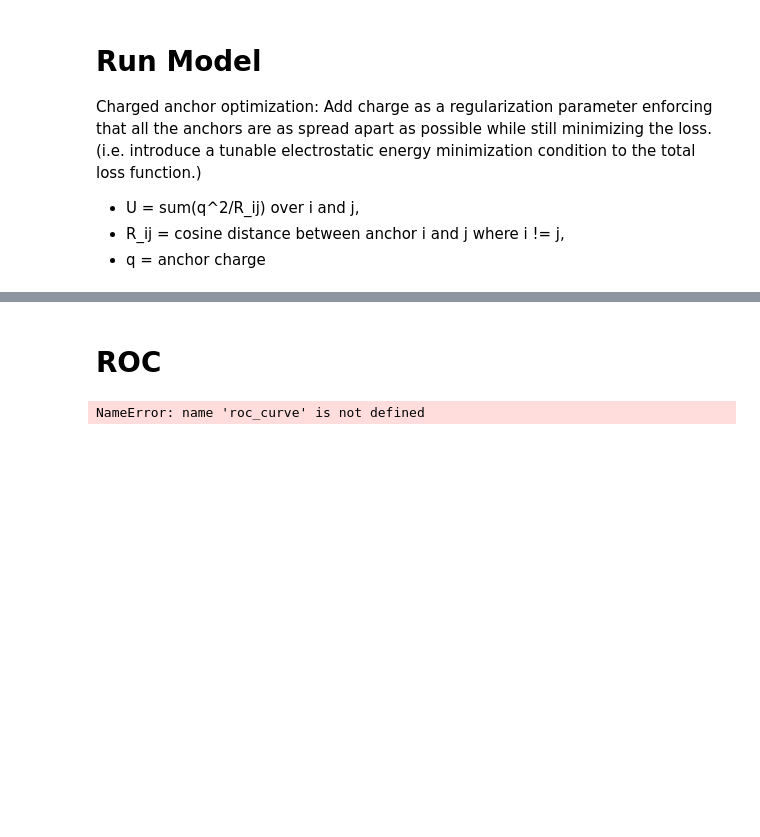
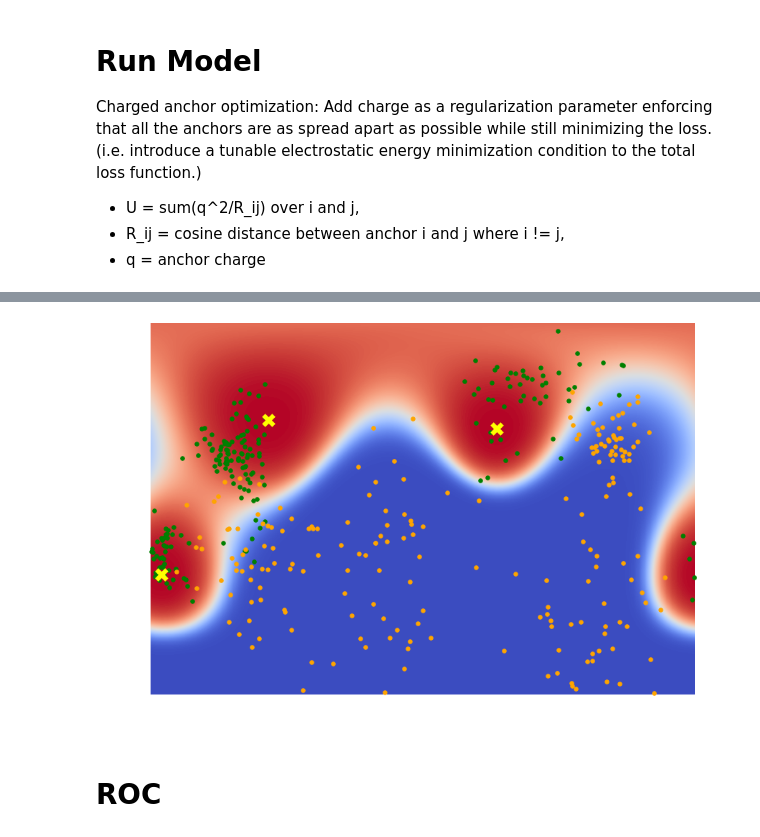
Before and after one commit to chrismbryant/anchor-vector-optimization, a Jupyter notebook: anchors_binary_clean.ipynb, the cells around one changed output, grey strips where cells are left out. Cells and saved outputs as stored; diff of their text form; code cells hidden in the pictures; blank space fills up the shorter version.

```diff
--- a/anchors_binary_clean.ipynb
+++ b/anchors_binary_clean.ipynb
@@ -605,78 +742,6 @@ ax.axis("off")
+# %%
+plot_probability_map(params, "images/anchor_training/learned_heatmap.png", dpi=300)
+# %% [output]
+[figure, added]
 # %% [markdown]
 # ROC
-# %%
-fpr, tpr, thresh = roc_curve(Y_test.flatten().tolist(), pred.flatten().tolist())
-
-def predict(probs, thresh=0.5):
-    predictions = (probs > thresh).astype(int)
-    return predictions
-
-def get_tpr_and_fpr(predictions, ground_truth, pos, neg):
-
-    predictions = predictions.flatten()
-    groud_truth = ground_truth.flatten()
-    tpr = np.sum(np.logical_and(predictions == 1, ground_truth == 1))/pos
-    fpr = np.sum(np.logical_and(predictions == 1, ground_truth == 0))/neg
-    return tpr, fpr
-
-def get_roc(probabilities, y, thresh_values):
-
-    y = np.array(y)
-    pos = np.sum(y == 1)
-    neg = np.sum(y == 0)
-
-    roc_tpr = []
-    roc_fpr = []
-
-    for v in thresh_values:
-        predictions = predict(probabilities, v)
-        tpr, fpr = get_tpr_and_fpr(predictions, y, pos, neg)
-        roc_tpr.append(tpr)
-        roc_fpr.append(fpr)
-
-    roc = {
-        "tpr" : roc_tpr,
-        "fpr" : roc_fpr,
-    }
-
-    return roc
-
-def plot_roc(y, probs, N=500, title=None):
-
-    N = N
-    thresh_values = np.arange(N)/N
-
-    roc = get_roc(probs, y, thresh_values)
-
-    fig = plt.figure(figsize = (10, 7))
-    ax = fig.add_subplot(1, 1, 1, aspect = "equal")
-    ax.grid(True)
-
-    ax.scatter(roc["fpr"],
-           roc["tpr"],
-           s = 100,
-           c = thresh_values,
-           cmap = "jet",
-           marker = '.',
-           edgecolors = 'none')
-
-    ax.plot([0, 1], [0, 1], 'k-')
-    norm = matplotlib.colors.Normalize(thresh_values[0], thresh_values[-1])
-    sm = plt.cm.ScalarMappable(norm=norm, cmap = "jet")
-    sm.set_array([])
-    cbar = fig.colorbar(sm, ticks=np.linspace(0, 1, 11))
-    cbar.set_label("Threshold Value")
-
-    ax.set_xlabel("FPR")
-    ax.set_ylabel("TPR")
-    ax.set_title(title)
-    ax.set_xlim(0, 1)
-    ax.set_ylim(0, 1)
-    display(fig)
-    plt.gcf().clear()
-
-    return roc
-
-roc = plot_roc(Y_test, pred)
-# %% [output]
-NameError: name 'roc_curve' is not defined
```
Also changed, not shown: parts of 17 cells of this notebook.
